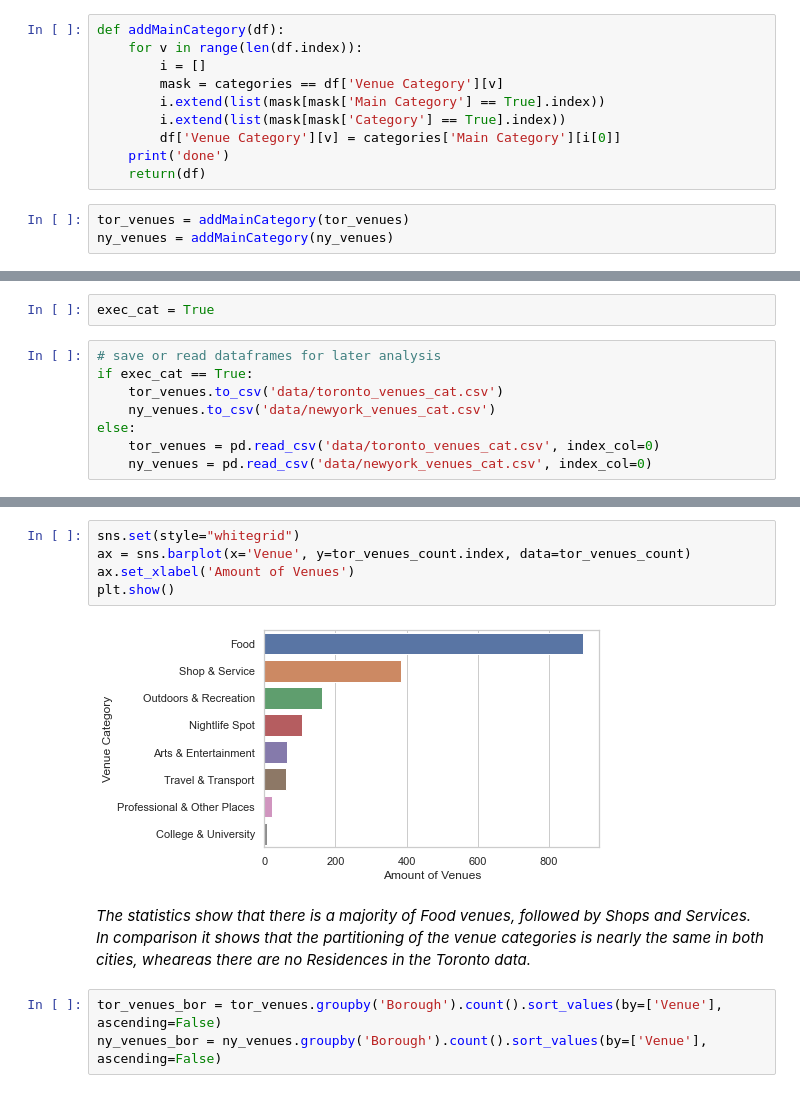
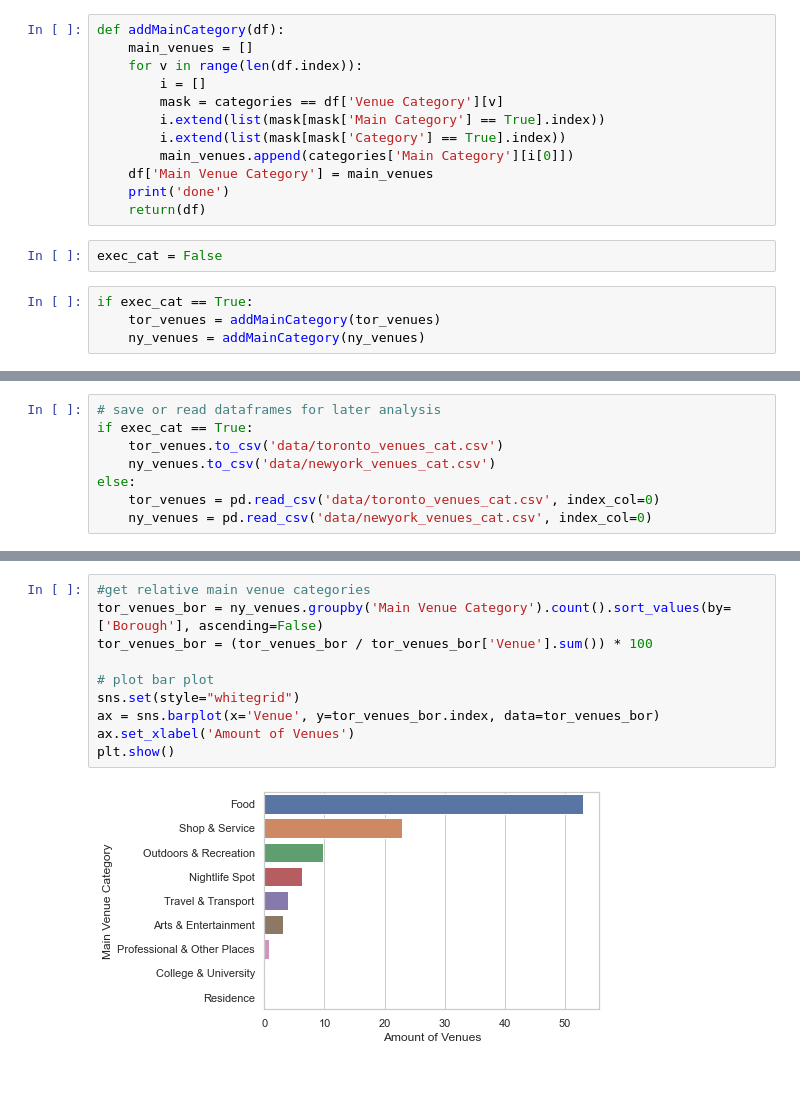
Before and after one commit to maltejo33/coursera_capstone, a Jupyter notebook: jupyter/final_project.ipynb, the cells around one changed output, grey strips where cells are left out. Saved outputs shown, nothing was run; the diff lists cells and outputs as text.

Commit message:
finished data examination

```diff
--- a/jupyter/final_project.ipynb
+++ b/jupyter/final_project.ipynb
@@ -472,14 +266,19 @@ categories.head()
 | 4 | Arts & Entertainment | Bowling Alley |
 # %%
 def addMainCategory(df):
+    main_venues = []
     for v in range(len(df.index)):
         i = []
         mask = categories == df['Venue Category'][v]
         i.extend(list(mask[mask['Main Category'] == True].index))
         i.extend(list(mask[mask['Category'] == True].index))
-        df['Venue Category'][v] = categories['Main Category'][i[0]]
+        main_venues.append(categories['Main Category'][i[0]])
+    df['Main Venue Category'] = main_venues
     print('done')
     return(df)
+# %%
+exec_cat = False
 # %%
-tor_venues = addMainCategory(tor_venues)
-ny_venues = addMainCategory(ny_venues)
+if exec_cat == True:
+    tor_venues = addMainCategory(tor_venues)
+    ny_venues = addMainCategory(ny_venues)
@@ -489,5 +285,3 @@ done
-# %%
-exec_cat = True
 # %%
 # save or read dataframes for later analysis
 if exec_cat == True:
@@ -513,12 +341,12 @@ plt.show()
 # %%
+#get relative main venue categories
+tor_venues_bor = ny_venues.groupby('Main Venue Category').count().sort_values(by=['Borough'], ascending=False)
+tor_venues_bor = (tor_venues_bor / tor_venues_bor['Venue'].sum()) * 100
+
+# plot bar plot
 sns.set(style="whitegrid")
-ax = sns.barplot(x='Venue', y=tor_venues_count.index, data=tor_venues_count)
+ax = sns.barplot(x='Venue', y=tor_venues_bor.index, data=tor_venues_bor)
 ax.set_xlabel('Amount of Venues')
 plt.show()
 # %% [output]
-[figure, old version]
+[figure, new version]
-# %% [markdown]
-*The statistics show that there is a majority of Food venues, followed by Shops and Services. In comparison it shows that the partitioning of the venue categories is nearly the same in both cities, wheareas there are no Residences in the Toronto data.*
-# %%
-tor_venues_bor = tor_venues.groupby('Borough').count().sort_values(by=['Venue'], ascending=False)
-ny_venues_bor = ny_venues.groupby('Borough').count().sort_values(by=['Venue'], ascending=False)
```
Also changed, not shown: parts of 58 cells of this notebook, 5 other files.
